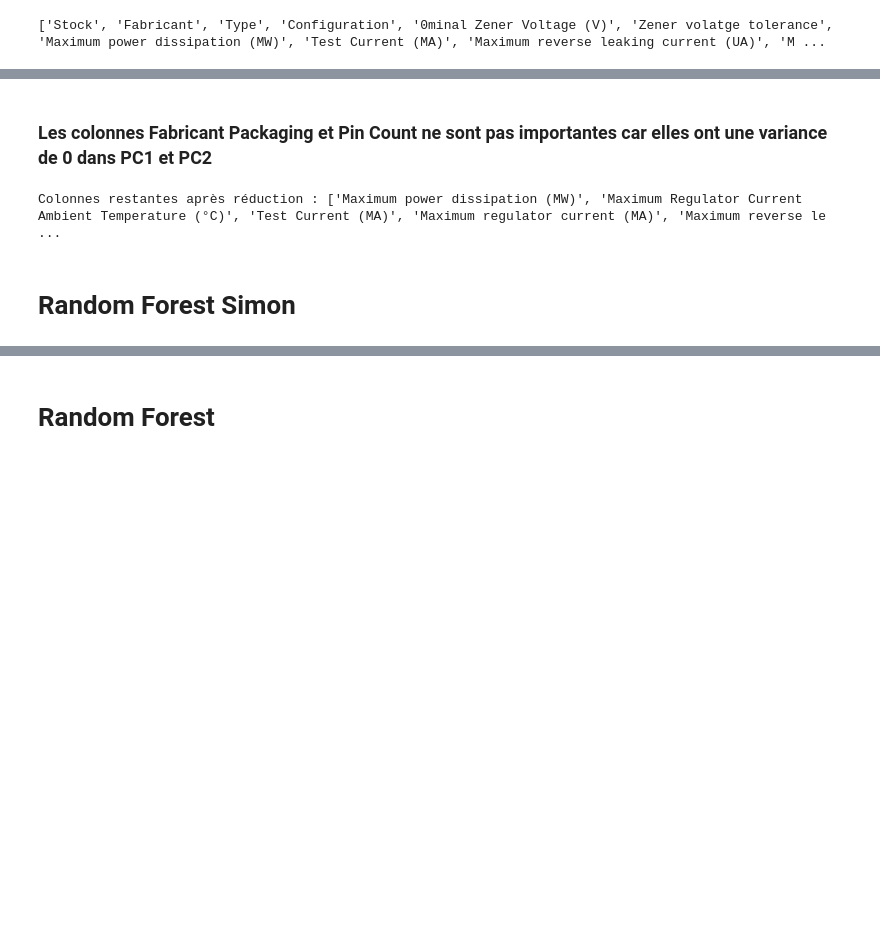
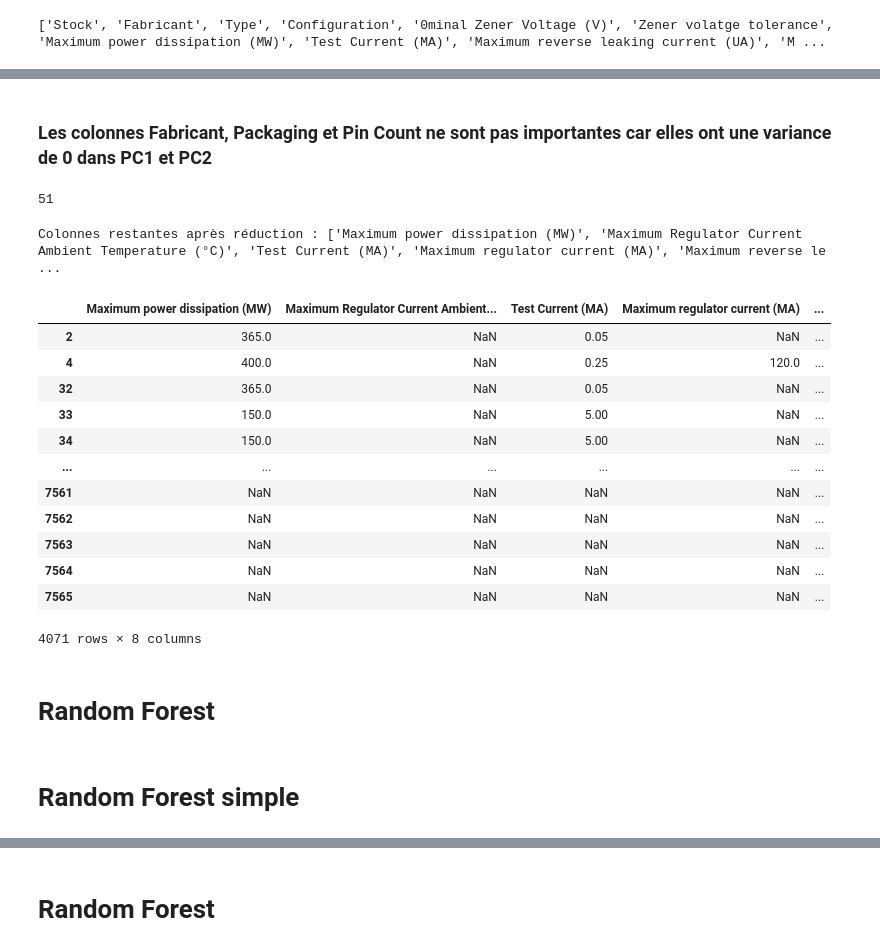
Before and after one commit to coupsim/PSYN_SC_AL, a Jupyter notebook: PSYN.ipynb, the cells around one changed output, grey strips where cells are left out. Cells and saved outputs as stored; diff of their text form; code cells hidden in the pictures; blank space fills up the shorter version.

```diff
--- a/PSYN.ipynb
+++ b/PSYN.ipynb
@@ -548,5 +569,10 @@ Variance totale expliquée : 0.7887312823881802
 # %% [markdown]
-### Les colonnes Fabricant Packaging et Pin Count ne sont pas importantes car elles ont une variance de 0 dans PC1 et PC2
+### Les colonnes Fabricant, Packaging et Pin Count ne sont pas importantes car elles ont une variance de 0 dans PC1 et PC2
+# %%
+df_selected_ss_na
+len(df_selected_ss_na)
+# %% [output]
+51
 # %%
 # Colonnes à conserver
 important_columns = [
@@ -559,12 +585,29 @@ important_columns = [
     "Maximum Zener impedance (OHM)"
 ]
 
-# Filtrer le DataFrame pour ne garder que les colonnes importantes
-df_final = df_selected_ss_na[important_columns]
-
+# Filtrer le DataFrame et créer une copie explicite
+df_final = df_train_ss_ref[important_columns].copy()
+#Ajout de la colonne SVHC target
+df_final['SVHC'] = df_train_ss_ref['SVHC']
 # Vérification des colonnes restantes
 print("Colonnes restantes après réduction :", df_final.columns.tolist())
 # %% [output]
 Colonnes restantes après réduction : ['Maximum power dissipation (MW)', 'Maximum Regulator Current Ambient Temperature (°C)', 'Test Current (MA)', 'Maximum regulator current (MA)', 'Maximum reverse le ...
+# %%
+df_final
+# %% [output]
+|  | Maximum power dissipation (MW) | Maximum Regulator Current Ambient... | Test Current (MA) | Maximum regulator current (MA) | ... |
+| 2 | 365.0 | NaN | 0.05 | NaN | ... |
+| 4 | 400.0 | NaN | 0.25 | 120.0 | ... |
+| 32 | 365.0 | NaN | 0.05 | NaN | ... |
+| 33 | 150.0 | NaN | 5.00 | NaN | ... |
+| 34 | 150.0 | NaN | 5.00 | NaN | ... |
+| ... | ... | ... | ... | ... | ... |
+| 7561 | NaN | NaN | NaN | NaN | ... |
+| 7562 | NaN | NaN | NaN | NaN | ... |
+| 7563 | NaN | NaN | NaN | NaN | ... |
+| 7564 | NaN | NaN | NaN | NaN | ... |
+| 7565 | NaN | NaN | NaN | NaN | ... |
+4071 rows × 8 columns
 # %% [markdown]
-# Random Forest Simon
+# Random Forest
@@ -571 +623,3 @@ Colonnes restantes après réduction : ['Maximum power dissipation (MW)', 'Maxim
+# %% [markdown]
+# Random Forest simple
 # %%
```
Also changed, not shown: parts of 13 cells of this notebook.
